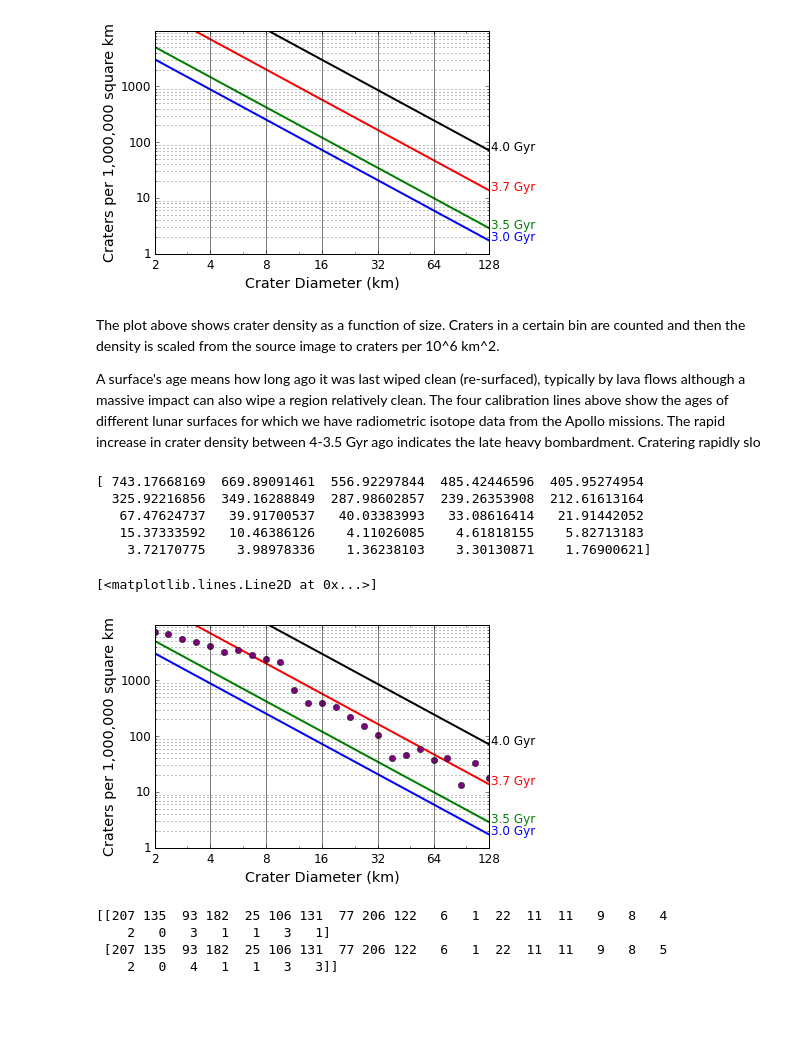
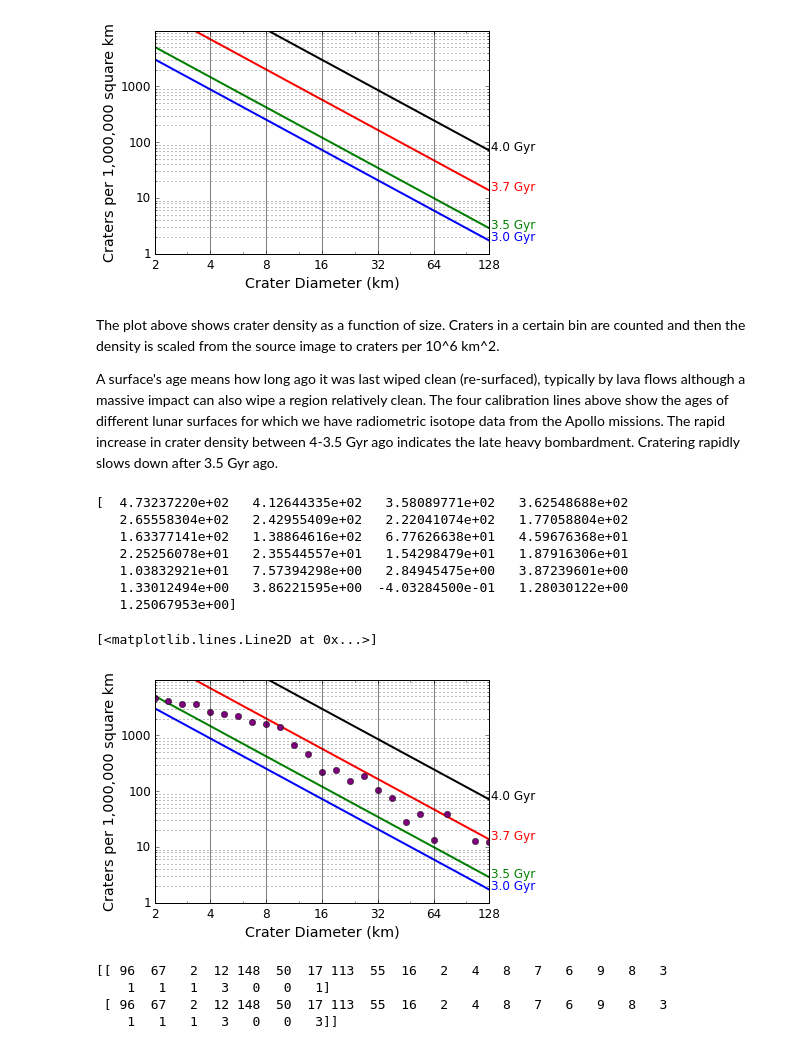
Before and after one commit to stephtdouglas/nyc_prep, a Jupyter notebook: craters/generate_craters.ipynb, the cells around one changed output. Cells and saved outputs as stored; diff of their text form; code cells hidden in the pictures; blank space fills up the shorter version.

Commit message:
changed generated data a bit; wrote out isochrones

```diff
--- a/craters/generate_craters.ipynb
+++ b/craters/generate_craters.ipynb
@@ -97,25 +97,27 @@ plot_isochrons(ax)
 # %% [markdown]
 The plot above shows crater density as a function of size. Craters in a certain bin are counted and then the density is scaled from the source image to craters per 10^6 km^2.
 
-A surface's age means how long ago it was last wiped clean (re-surfaced), typically by lava flows although a massive impact can also wipe a region relatively clean. The four calibration lines above show the ages of different lunar surfaces for which we have radiometric isotope data from the Apollo missions.  The rapid increase in crater density between 4-3.5 Gyr ago indicates the late heavy bombardment.  Cratering rapidly slo
+A surface's age means how long ago it was last wiped clean (re-surfaced), typically by lava flows although a massive impact can also wipe a region relatively clean. The four calibration lines above show the ages of different lunar surfaces for which we have radiometric isotope data from the Apollo missions.  The rapid increase in crater density between 4-3.5 Gyr ago indicates the late heavy bombardment.  Cratering rapidly slows down after 3.5 Gyr ago.
 # %%
 ax = plt.subplot(111)
 plot_isochrons(ax)
 x = bins[:-1]
-test_hpf = hpf*scales[2]*0.75
+test_hpf = hpf*scales[2]*0.5
 test_hpf[:10] *= (x[:10]/5.)
 #test_hpf[20:] *= 2.1
 test_hpf += np.random.normal(0.0,scale=np.sqrt(test_hpf),size=len(hpf))
 print test_hpf
 plt.plot(x,test_hpf,'o',color='purple')
 # %% [output]
-[ 743.17668169  669.89091461  556.92297844  485.42446596  405.95274954
-  325.92216856  349.16288849  287.98602857  239.26353908  212.61613164
-   67.47624737   39.91700537   40.03383993   33.08616414   21.91442052
-   15.37333592   10.46386126    4.11026085    4.61818155    5.82713183
-    3.72170775    3.98978336    1.36238103    3.30130871    1.76900621]
+[  4.73237220e+02   4.12644335e+02   3.58089771e+02   3.62548688e+02
+   2.65558304e+02   2.42955409e+02   2.22041074e+02   1.77058804e+02
+   1.63377141e+02   1.38864616e+02   6.77626638e+01   4.59676368e+01
+   2.25256078e+01   2.35544557e+01   1.54298479e+01   1.87916306e+01
+   1.03832921e+01   7.57394298e+00   2.84945475e+00   3.87239601e+00
+   1.33012494e+00   3.86221595e+00  -4.03284500e-01   1.28030122e+00
+   1.25067953e+00]
 [<matplotlib.lines.Line2D at 0x...>]
-[figure, old version]
+[figure, new version]
 # %%
 test_errs0 = np.random.poisson(lam=np.sqrt(test_hpf),size=len(hpf))
 test_errs0[:10] += np.random.normal(0.0,scale=100,size=10)
@@ -127,10 +129,10 @@ dn_errs[bad_dn] = test_hpf[bad_dn] - 0.0001
 test_errs = np.array([dn_errs,up_errs])
 print test_errs
 # %% [output]
-[[207 135  93 182  25 106 131  77 206 122   6   1  22  11  11   9   8   4
-    2   0   3   1   1   3   1]
- [207 135  93 182  25 106 131  77 206 122   6   1  22  11  11   9   8   5
-    2   0   4   1   1   3   3]]
+[[ 96  67   2  12 148  50  17 113  55  16   2   4   8   7   6   9   8   3
+    1   1   1   3   0   0   1]
+ [ 96  67   2  12 148  50  17 113  55  16   2   4   8   7   6   9   8   3
+    1   1   1   3   0   0   3]]
 # %%
 ax = plt.subplot(111)
 plot_isochrons(ax)
```
Also changed, not shown: parts of 3 cells of this notebook.
